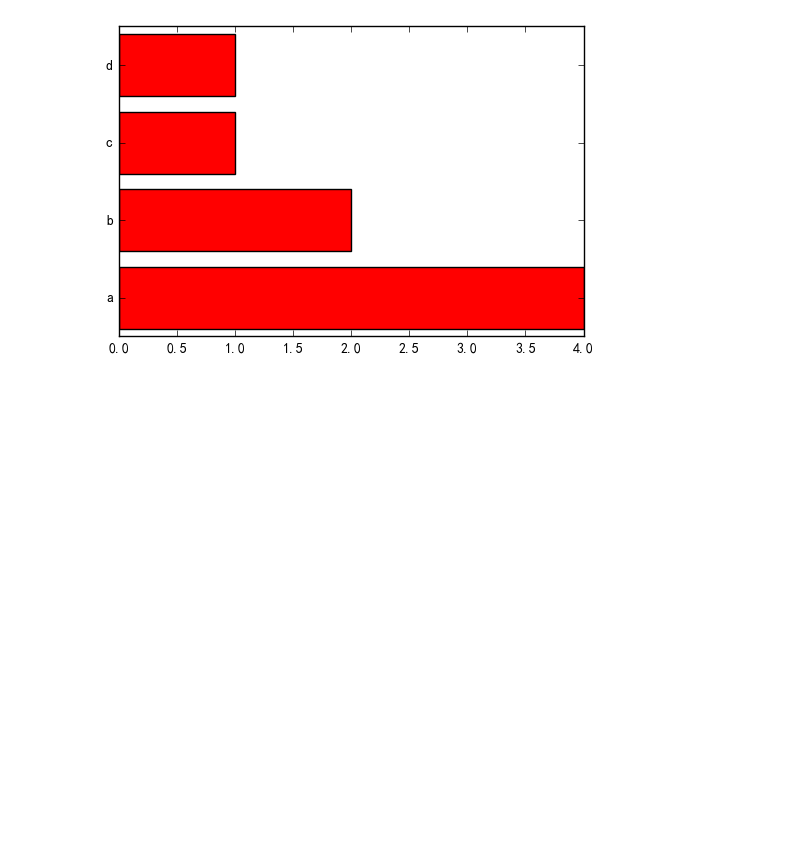
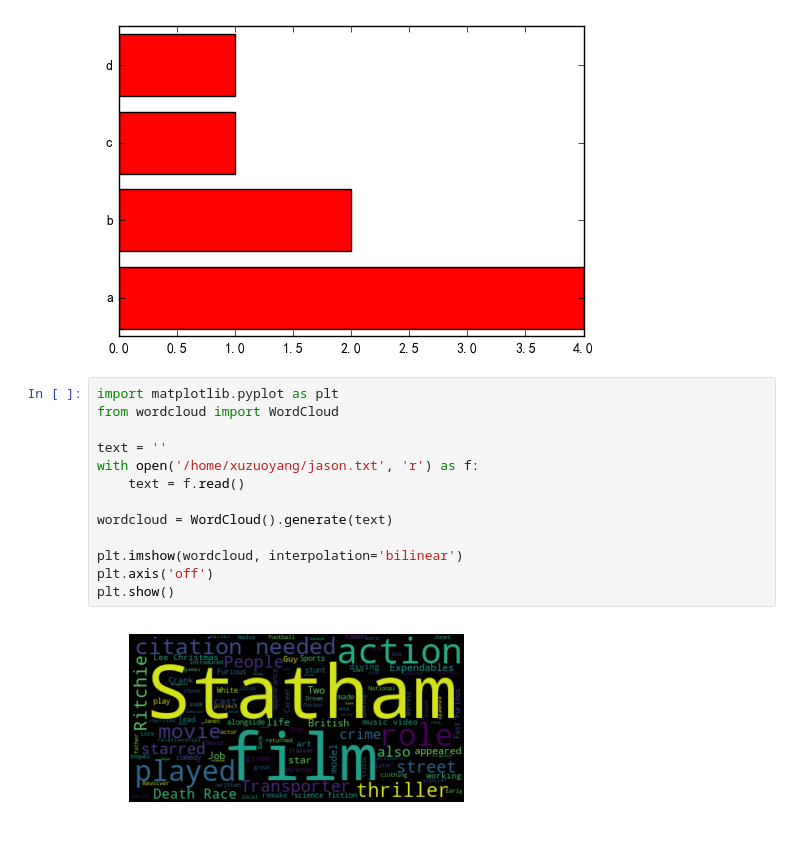
Before and after one commit to xuzuoyang/MyNotebook, a Jupyter notebook: PlotTest.ipynb, the cells around one changed output. Drawn from its saved outputs; the diff is of its cells as text; blank space fills up the shorter version.

```diff
--- a/PlotTest.ipynb
+++ b/PlotTest.ipynb
@@ -433,3 +433,18 @@ plt.yticks(np.arange(len(xticks)), xticks)
 plt.show()
 # %% [output]
 [figure]
+# %%
+import matplotlib.pyplot as plt
+from wordcloud import WordCloud
+
+text = ''
+with open('/home/xuzuoyang/jason.txt', 'r') as f:
+    text = f.read()
+
+wordcloud = WordCloud().generate(text)
+
+plt.imshow(wordcloud, interpolation='bilinear')
+plt.axis('off')
+plt.show()
+# %% [output]
+[figure, added]
```
Also changed, not shown: parts of 2 cells of this notebook, 2 other files.
